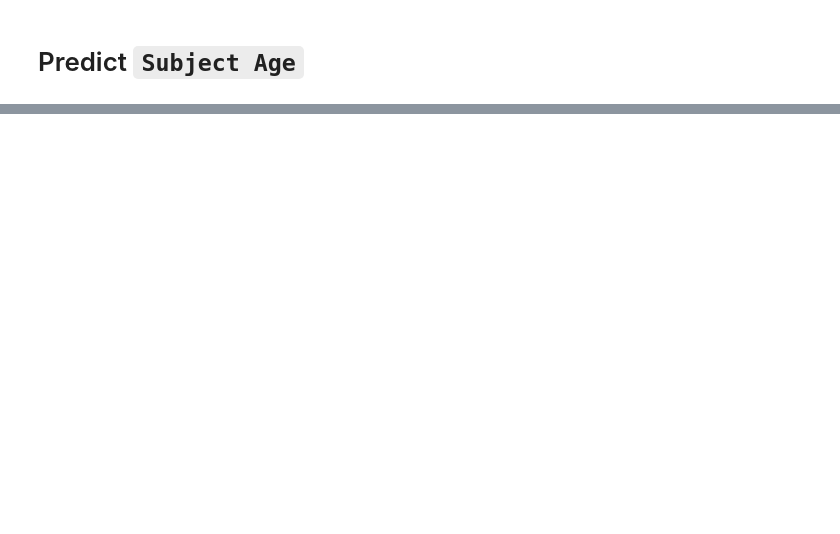
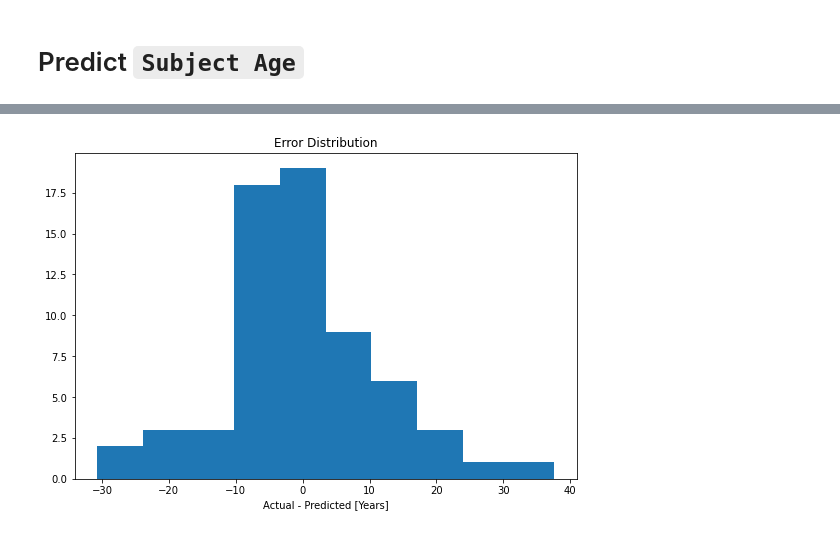
Before and after one commit to InSilicoSolutions/DeepLearningCyTOF, a Jupyter notebook: aging-cytof/subject-age.ipynb, the cells around one changed output, grey strips where cells are left out. Cells and saved outputs as stored; diff of their text form; code cells hidden in the pictures; blank space fills up the shorter version.

```diff
--- a/aging-cytof/subject-age.ipynb
+++ b/aging-cytof/subject-age.ipynb
@@ -204,0 +188,3 @@ dtype: float64
+# %%
+errors = age_range * (pd.Series(y_test)-pd.Series(y_scores))
+errors.describe()
@@ -204,0 +201,7 @@ dtype: float64
+# %%
+plt.hist(errors)
+plt.title('Error Distribution')
+plt.xlabel('Actual - Predicted [Years]')
+plt.show()
+# %% [output]
+[figure, added]
```
Also changed, not shown: parts of 10 cells of this notebook.
